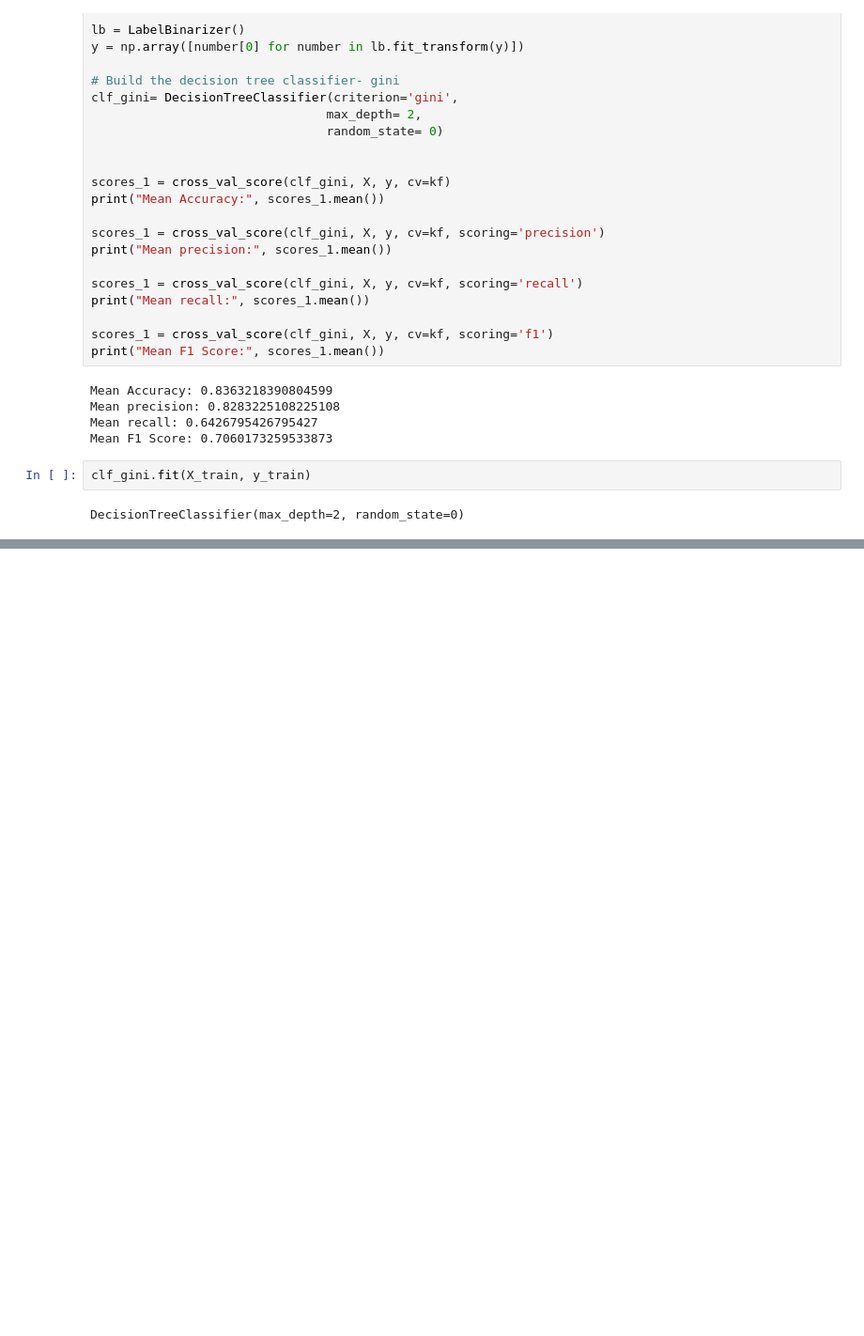
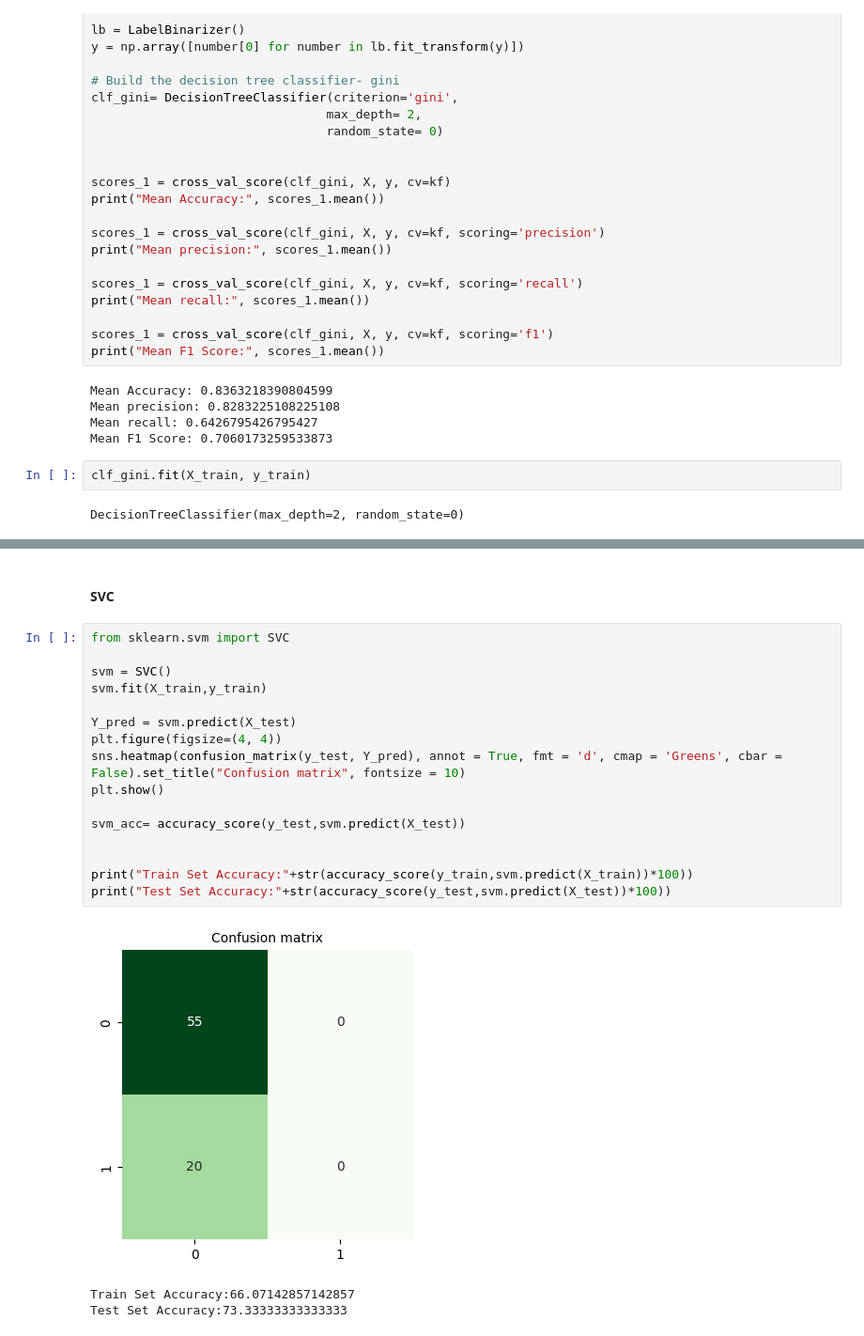
Before and after one commit to cepdnaclk/e18-6sp-ML-based-patient-care-diagnostic, a Jupyter notebook: backend/fastapi/heart_disease/model1.ipynb, the cells around one changed output, grey strips where cells are left out. Shown at 94% size. Drawn from its saved outputs; the diff is of its cells as text; blank space fills up the shorter version.

```diff
--- a/backend/fastapi/heart_disease/model1.ipynb
+++ b/backend/fastapi/heart_disease/model1.ipynb
@@ -177,0 +209,22 @@ DecisionTreeClassifier(max_depth=2, random_state=0)
+# %% [markdown]
+#### SVC
+# %%
+from sklearn.svm import SVC
+
+svm = SVC()
+svm.fit(X_train,y_train)
+
+Y_pred = svm.predict(X_test)
+plt.figure(figsize=(4, 4))
+sns.heatmap(confusion_matrix(y_test, Y_pred), annot = True, fmt = 'd', cmap = 'Greens', cbar = False).set_title("Confusion matrix", fontsize = 10)
+plt.show()
+
+svm_acc= accuracy_score(y_test,svm.predict(X_test))
+
+
+print("Train Set Accuracy:"+str(accuracy_score(y_train,svm.predict(X_train))*100))
+print("Test Set Accuracy:"+str(accuracy_score(y_test,svm.predict(X_test))*100))
+# %% [output]
+[figure, added]
+Train Set Accuracy:66.07142857142857
+Test Set Accuracy:73.33333333333333
```
Also changed, not shown: parts of 14 cells of this notebook, 6 other files.
